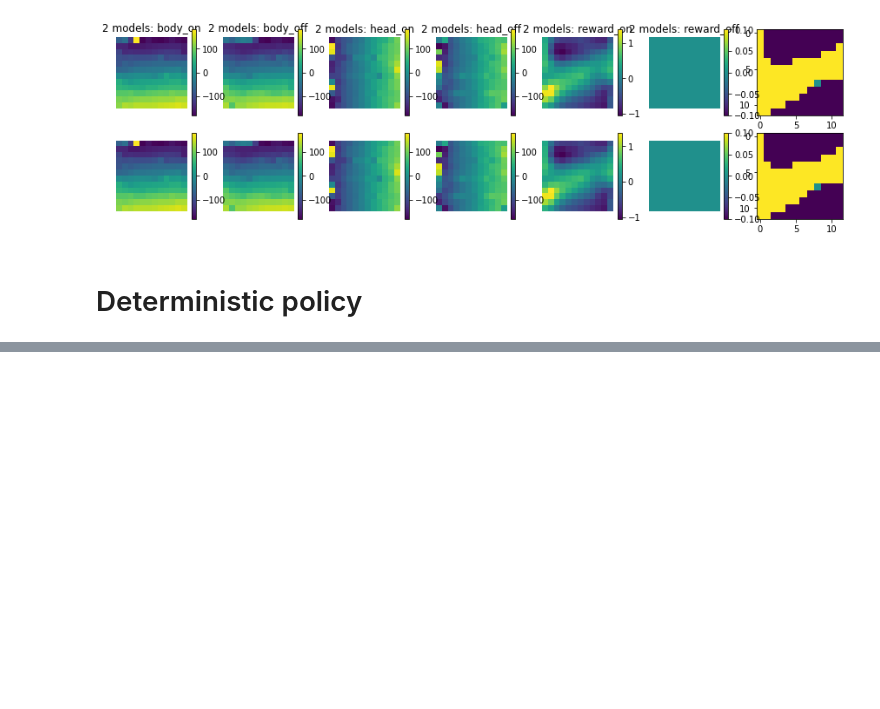
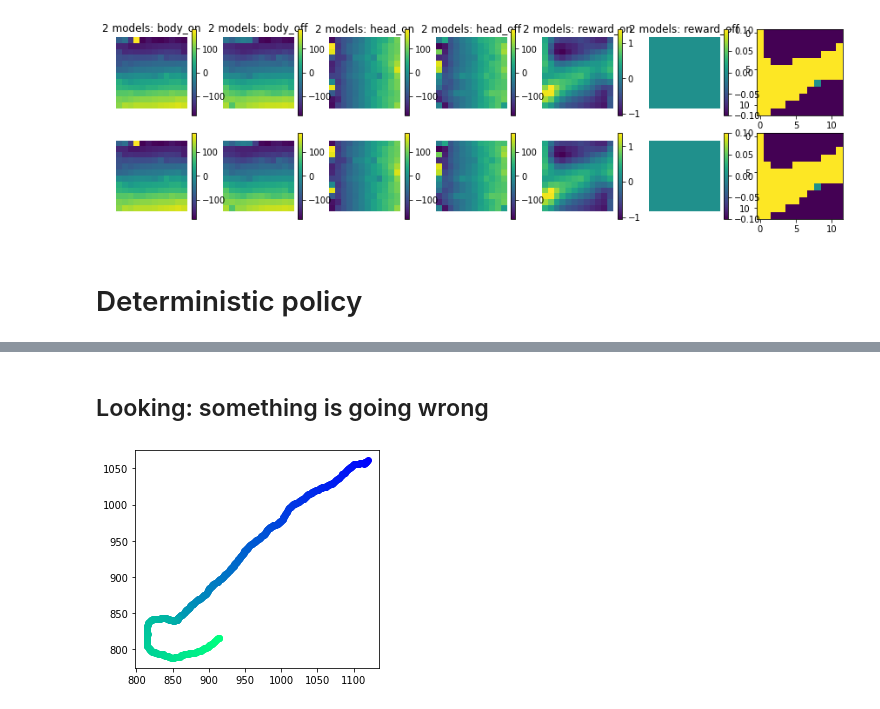
Before and after one commit to ccli3896/RLWorms, a Jupyter notebook: 01_22_baselines/Baselines.ipynb, the cells around one changed output, grey strips where cells are left out. Drawn from its saved outputs; the diff is of its cells as text; code cells hidden in the pictures; blank space fills up the shorter version.

Commit message:
data

```diff
--- a/01_22_baselines/Baselines.ipynb
+++ b/01_22_baselines/Baselines.ipynb
@@ -135,0 +146,18 @@ No worm
+# %% [markdown]
+## Looking: something is going wrong
+# %%
+with open('./Data/Dets22-01-16-10/eval0.pkl','rb') as f:
+    traj = pickle.load(f)
+# %%
+locs = np.array(traj['loc']).flatten().reshape(-1,2)
+# %%
+NPOINTS = len(locs)
+start = 0
+fig,ax = plt.subplots(1)
+
+ax.set_prop_cycle('color',plt.cm.winter(np.linspace(0,1,NPOINTS)))
+for i in np.arange(start,start+NPOINTS-1):
+    img = ax.scatter(locs[i,0],locs[i,1])
+    ax.set_aspect('equal','box')
+# %% [output]
+[figure, added]
```
Also changed, not shown: parts of 4 cells of this notebook, 13 other files.
